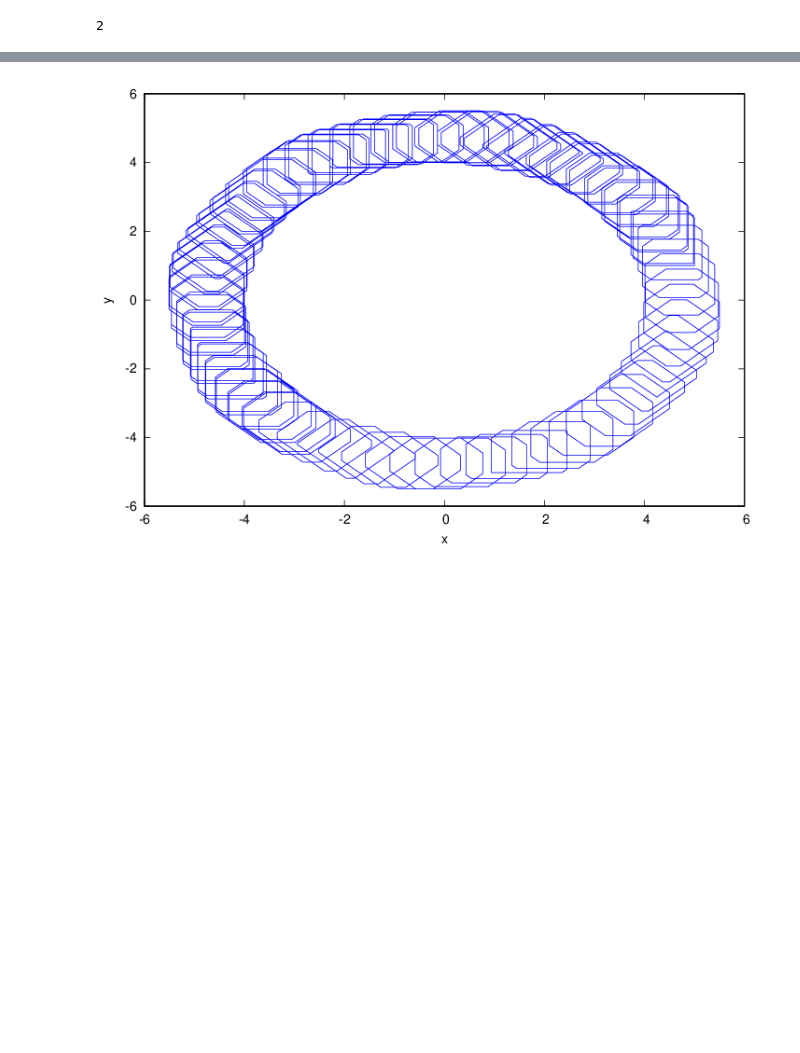
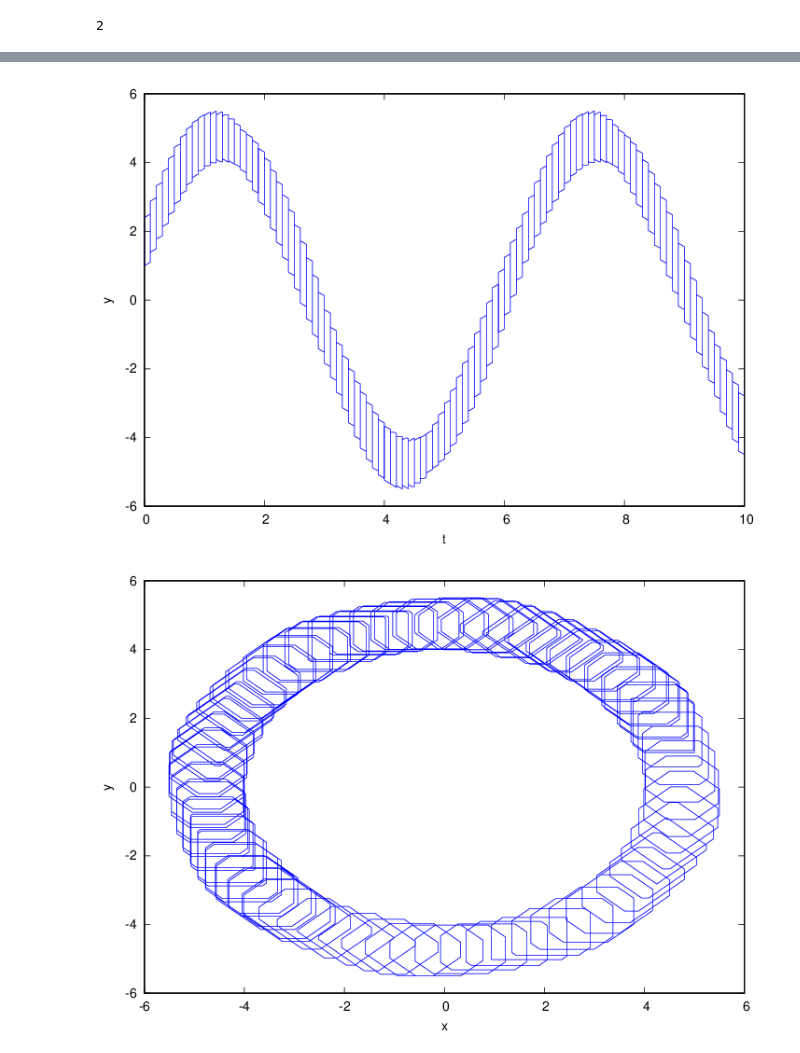
Before and after one commit to twright/Logic-of-Behaviour-in-Uncertain-Contexts, a Jupyter notebook: Flowstar wrapper tests.ipynb, the cells around one changed output, grey strips where cells are left out. Saved outputs shown, nothing was run; the diff lists cells and outputs as text; code cells hidden in the pictures; blank space fills up the shorter version.

```diff
--- a/Flowstar wrapper tests.ipynb
+++ b/Flowstar wrapper tests.ipynb
@@ -55,3 +63,7 @@ D.res
+# %%
+D.wplot(b't', b'y')
+# %% [output]
+[figure, added]
 # %%
 D.wplot(b'x', b'y')
 # %% [output]
```
Also changed, not shown: parts of 8 cells of this notebook, 9 other files.
